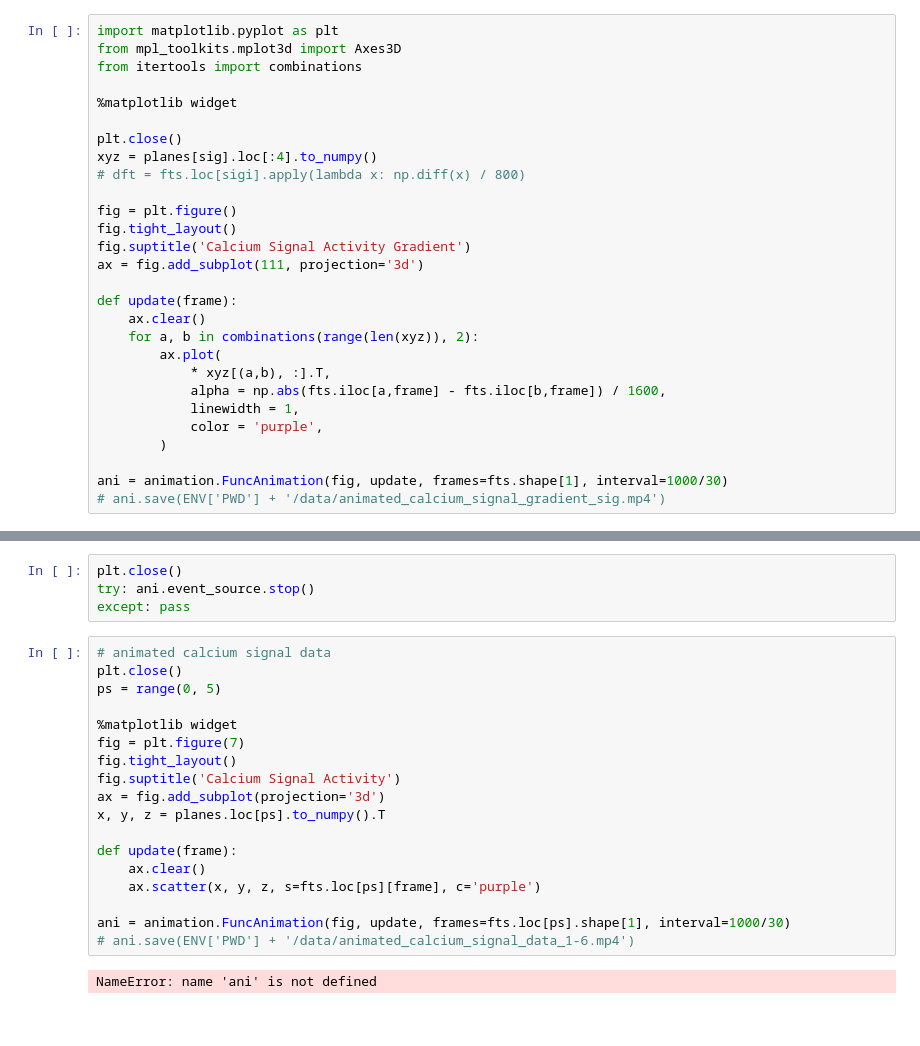
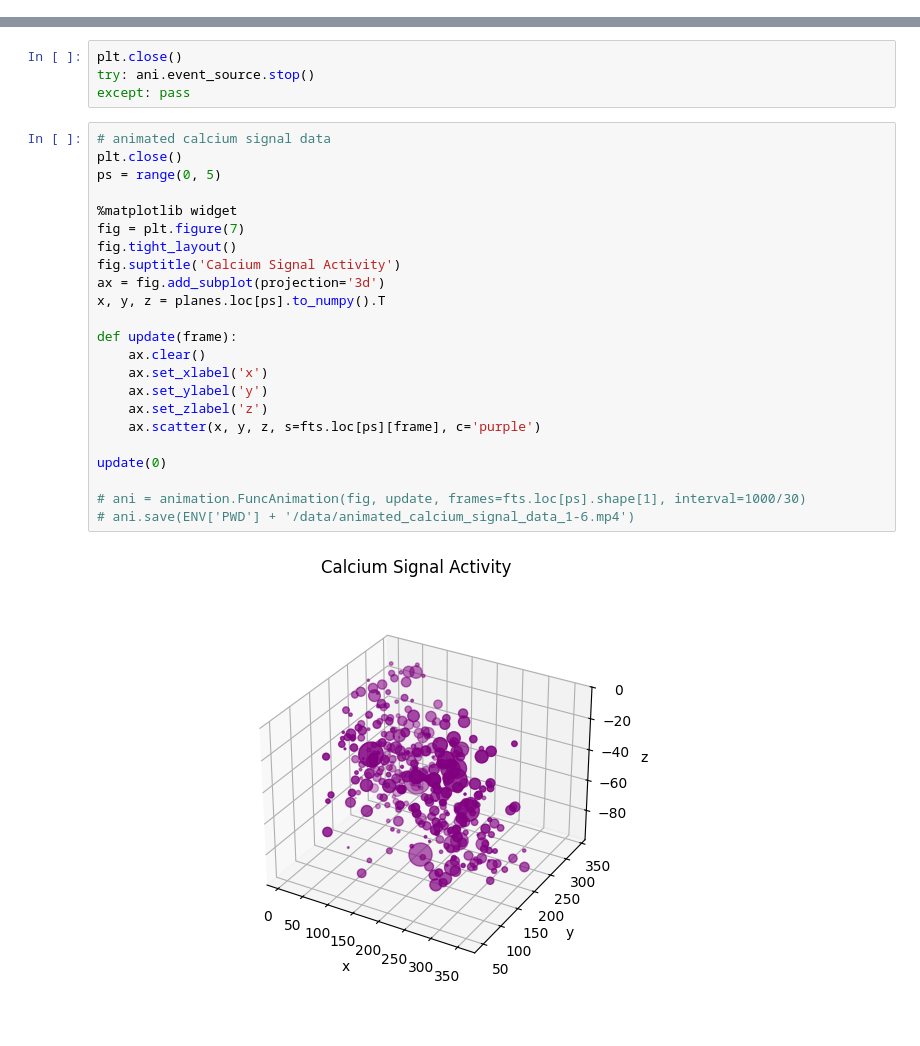
Before and after one commit to 0mWh/pqic-gic-quadrigems, a Jupyter notebook: notebooks/waveforms.ipynb, the cells around one changed output, grey strips where cells are left out. Saved outputs shown, nothing was run; the diff lists cells and outputs as text; blank space fills up the shorter version.

```diff
--- a/notebooks/waveforms.ipynb
+++ b/notebooks/waveforms.ipynb
@@ -208,28 +187,0 @@ planes[sig].loc[:4]
-# %%
-import matplotlib.pyplot as plt
-from mpl_toolkits.mplot3d import Axes3D
-from itertools import combinations
-
-%matplotlib widget
-
-plt.close()
-xyz = planes[sig].loc[:4].to_numpy()
-# dft = fts.loc[sigi].apply(lambda x: np.diff(x) / 800)
-
-fig = plt.figure()
-fig.tight_layout()
-fig.suptitle('Calcium Signal Activity Gradient')
-ax = fig.add_subplot(111, projection='3d')
-
-def update(frame):
-    ax.clear()
-    for a, b in combinations(range(len(xyz)), 2):
-        ax.plot(
-            * xyz[(a,b), :].T,
-            alpha = np.abs(fts.iloc[a,frame] - fts.iloc[b,frame]) / 1600,
-            linewidth = 1,
-            color = 'purple',
-        )
-
-ani = animation.FuncAnimation(fig, update, frames=fts.shape[1], interval=1000/30)
-# ani.save(ENV['PWD'] + '/data/animated_calcium_signal_gradient_sig.mp4')
@@ -242,20 +220,25 @@ except: pass
 # %%
 # animated calcium signal data
 plt.close()
 ps = range(0, 5)
 
 %matplotlib widget
 fig = plt.figure(7)
 fig.tight_layout()
 fig.suptitle('Calcium Signal Activity')
 ax = fig.add_subplot(projection='3d')
 x, y, z = planes.loc[ps].to_numpy().T
 
 def update(frame):
     ax.clear()
+    ax.set_xlabel('x')
+    ax.set_ylabel('y')
+    ax.set_zlabel('z')
     ax.scatter(x, y, z, s=fts.loc[ps][frame], c='purple')
 
-ani = animation.FuncAnimation(fig, update, frames=fts.loc[ps].shape[1], interval=1000/30)
+update(0)
+
+# ani = animation.FuncAnimation(fig, update, frames=fts.loc[ps].shape[1], interval=1000/30)
 # ani.save(ENV['PWD'] + '/data/animated_calcium_signal_data_1-6.mp4')
 # %% [output]
-NameError: name 'ani' is not defined
+[figure, added]
```
Also changed, not shown: parts of 6 cells of this notebook, 13 other files.
